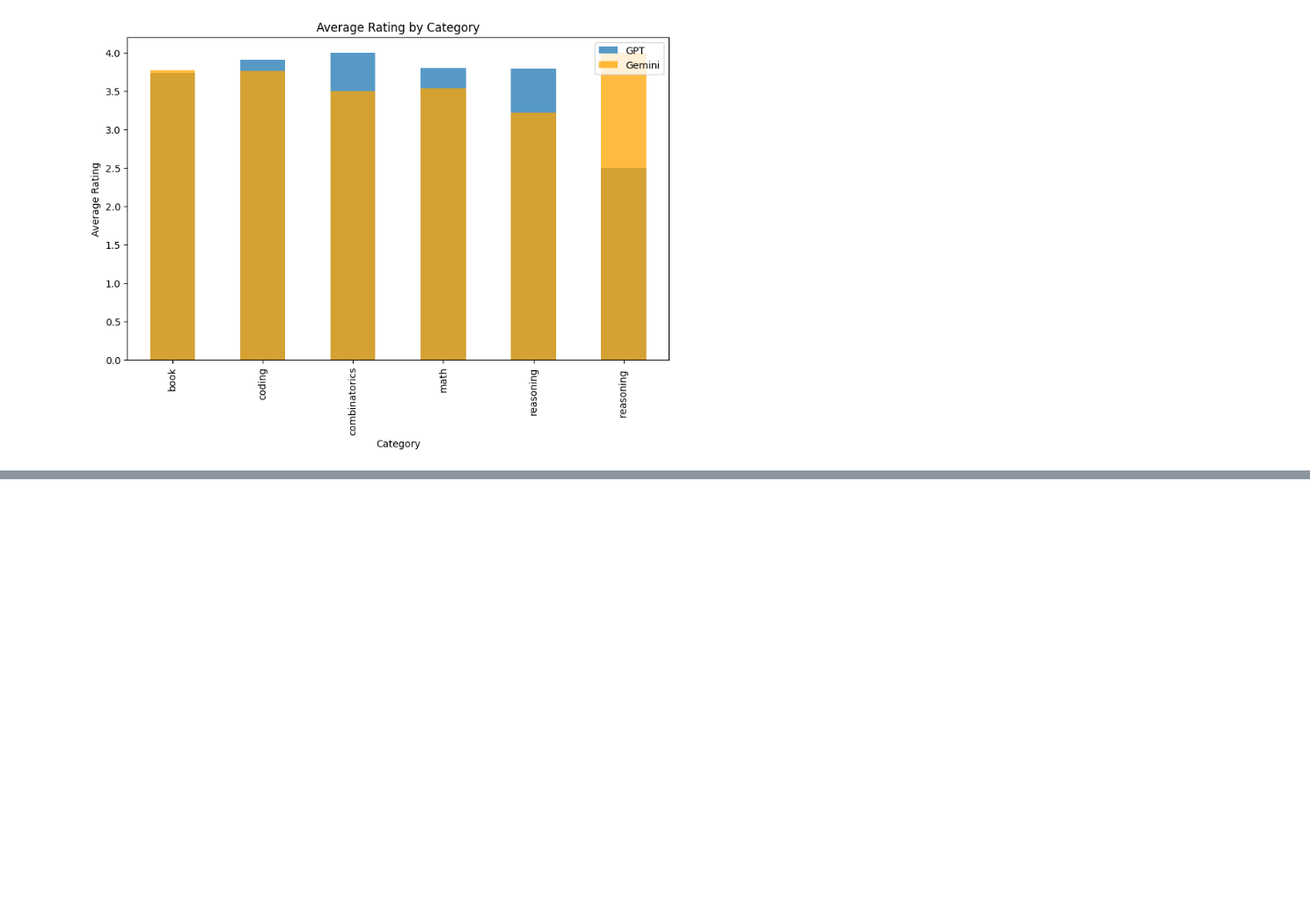
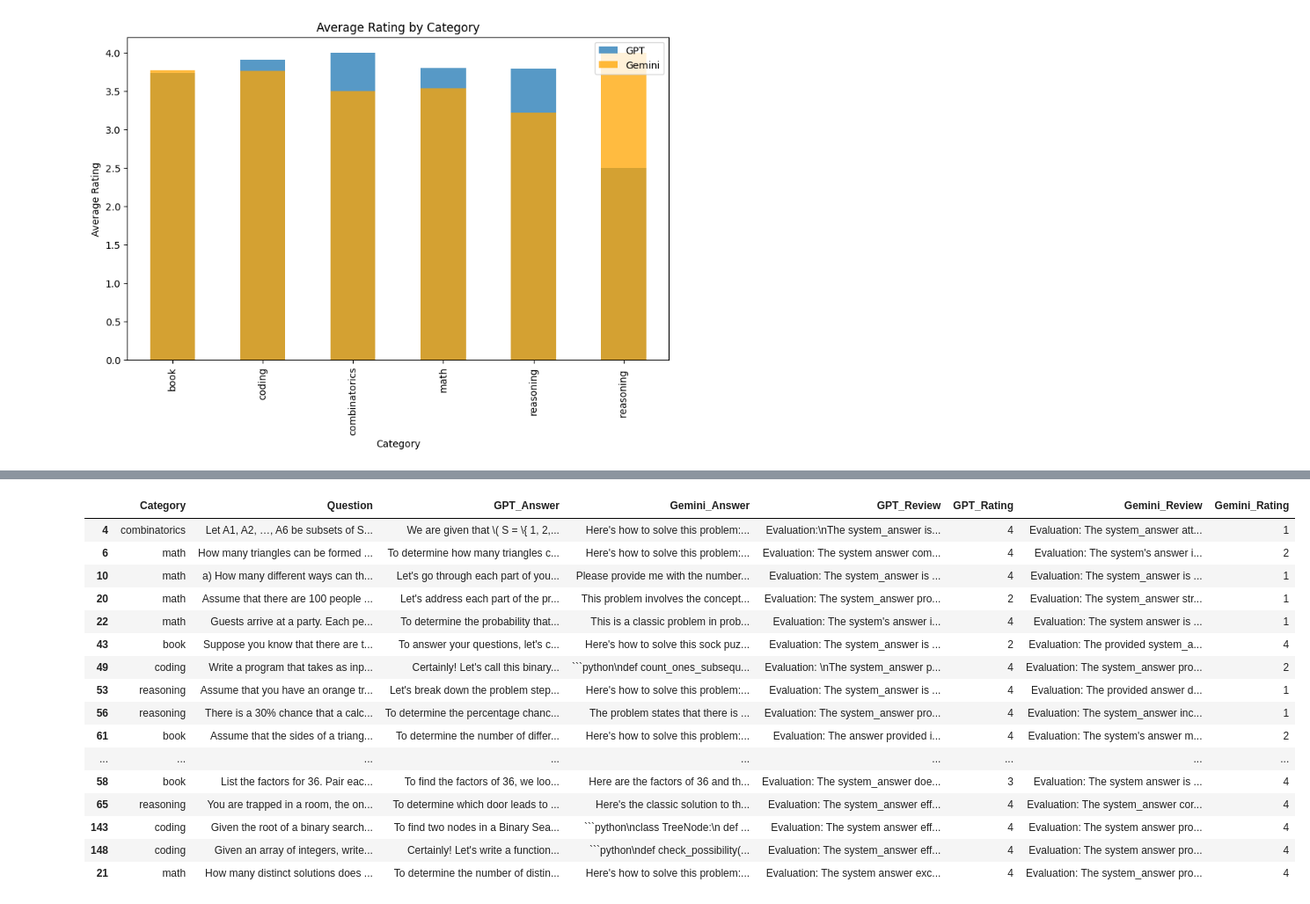
Before and after one commit to Amir-Mohseni/AI-Response-Evaluation, a Jupyter notebook: Eval.ipynb, the cells around one changed output, grey strips where cells are left out. Shown at 88% size. Drawn from its saved outputs; the diff is of its cells as text; code cells hidden in the pictures; blank space fills up the shorter version.

````diff
--- a/Eval.ipynb
+++ b/Eval.ipynb
@@ -249,0 +275,22 @@ plt.show()
+# %%
+low_rating_questions = pd.concat([low_rating_questions, df.sample(5)])
+# %%
+low_rating_questions
+# %% [output]
+|  | Category | Question | GPT_Answer | Gemini_Answer | GPT_Review | GPT_Rating | Gemini_Review | Gemini_Rating |
+| 4 | combinatorics | Let A1, A2, …, A6 be subsets of S... | We are given that \( S = \{ 1, 2,... | Here's how to solve this problem:... | Evaluation:\nThe system_answer is... | 4 | Evaluation: The system_answer att... | 1 |
+| 6 | math | How many triangles can be formed ... | To determine how many triangles c... | Here's how to solve this problem:... | Evaluation: The system answer com... | 4 | Evaluation: The system's answer i... | 2 |
+| 10 | math | a) How many different ways can th... | Let's go through each part of you... | Please provide me with the number... | Evaluation: The system_answer is ... | 4 | Evaluation: The system_answer is ... | 1 |
+| 20 | math | Assume that there are 100 people ... | Let's address each part of the pr... | This problem involves the concept... | Evaluation: The system_answer pro... | 2 | Evaluation: The system_answer str... | 1 |
+| 22 | math | Guests arrive at a party. Each pe... | To determine the probability that... | This is a classic problem in prob... | Evaluation: The system's answer i... | 4 | Evaluation: The system answer is ... | 1 |
+| 43 | book | Suppose you know that there are t... | To answer your questions, let's c... | Here's how to solve this sock puz... | Evaluation: The system_answer is ... | 2 | Evaluation: The provided system_a... | 4 |
+| 49 | coding | Write a program that takes as inp... | Certainly! Let's call this binary... | ```python\ndef count_ones_subsequ... | Evaluation: \nThe system_answer p... | 4 | Evaluation: The system_answer pro... | 2 |
+| 53 | reasoning | Assume that you have an orange tr... | Let's break down the problem step... | Here's how to solve this problem:... | Evaluation: The system_answer is ... | 4 | Evaluation: The provided answer d... | 1 |
+| 56 | reasoning | There is a 30% chance that a calc... | To determine the percentage chanc... | The problem states that there is ... | Evaluation: The system_answer pro... | 4 | Evaluation: The system_answer inc... | 1 |
+| 61 | book | Assume that the sides of a triang... | To determine the number of differ... | Here's how to solve this problem:... | Evaluation: The answer provided i... | 4 | Evaluation: The system's answer m... | 2 |
+| ... | ... | ... | ... | ... | ... | ... | ... | ... |
+| 58 | book | List the factors for 36. Pair eac... | To find the factors of 36, we loo... | Here are the factors of 36 and th... | Evaluation: The system_answer doe... | 3 | Evaluation: The system answer is ... | 4 |
+| 65 | reasoning | You are trapped in a room, the on... | To determine which door leads to ... | Here's the classic solution to th... | Evaluation: The system_answer eff... | 4 | Evaluation: The system_answer cor... | 4 |
+| 143 | coding | Given the root of a binary search... | To find two nodes in a Binary Sea... | ```python\nclass TreeNode:\n def ... | Evaluation: The system answer eff... | 4 | Evaluation: The system answer pro... | 4 |
+| 148 | coding | Given an array of integers, write... | Certainly! Let's write a function... | ```python\ndef check_possibility(... | Evaluation: The system_answer eff... | 4 | Evaluation: The system answer pro... | 4 |
+| 21 | math | How many distinct solutions does ... | To determine the number of distin... | Here's how to solve this problem:... | Evaluation: The system answer exc... | 4 | Evaluation: The system_answer pro... | 4 |
````
Also changed, not shown: parts of 3 cells of this notebook, 2 other files.
